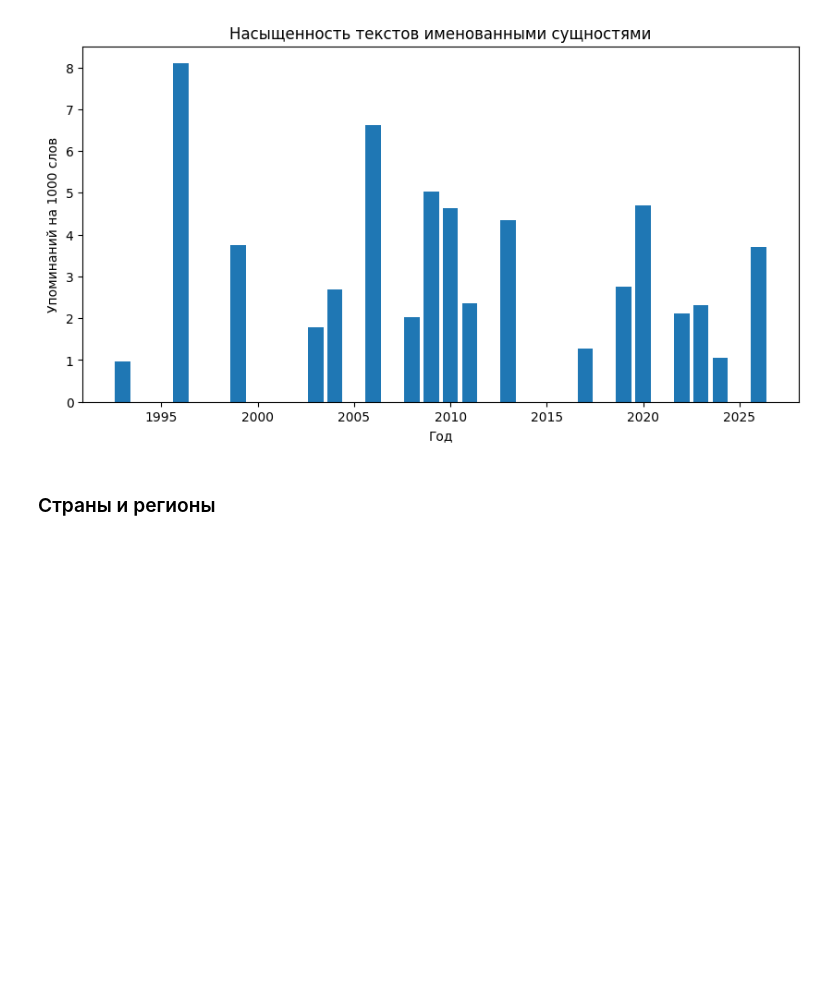
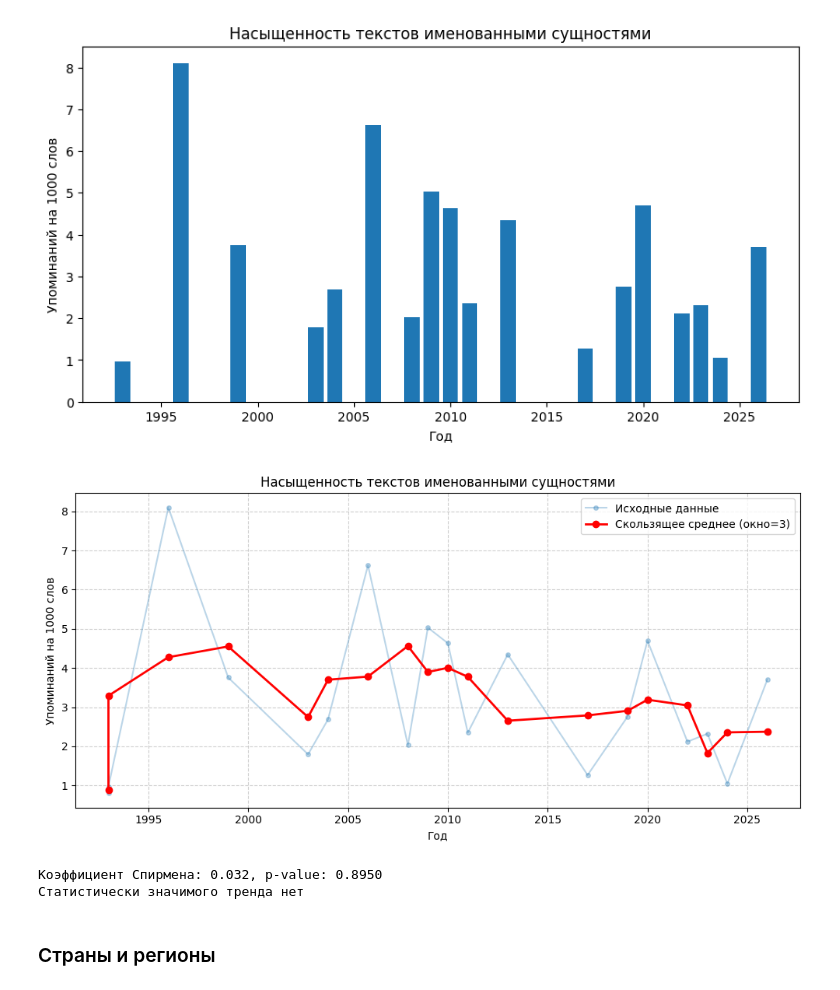
Before and after one commit to rybalkoiv/Pelevin_NER, a Jupyter notebook: analize.ipynb, the cells around one changed output. Drawn from its saved outputs; the diff is of its cells as text; code cells hidden in the pictures; blank space fills up the shorter version.

```diff
--- a/analize.ipynb
+++ b/analize.ipynb
@@ -260,9 +281,10 @@ from pathlib import Path
 
 text_lengths = {}
 
-for file in Path("texts").glob("*.txt"):
+for file in Path("txt_v2/pelevin_txt").glob("*.txt"):
     text = file.read_text(encoding="utf-8")
     n_words = len(text.split())
 
     title = file.stem
     text_lengths[title] = n_words
+text_lengths
@@ -304,6 +351,50 @@ plt.title("Насыщенность текстов именованными су
 plt.show()
 # %% [output]
 [figure]
+# %%
+window = 3  # размер окна скользящего среднего (можно 3, 5, и т.д.)
+
+# Расчёт скользящего среднего (центрированное, но крайние точки будут NaN)
+rolling_mean = mentions['mentions_per_1000_words'].rolling(window=window, center=True, min_periods=1).mean()
+
+plt.figure(figsize=(10, 5))
+
+# Опционально: исходные данные (точки и тонкая линия)
+plt.plot(mentions['year'], mentions['mentions_per_1000_words'],
+         'o-', alpha=0.3, label='Исходные данные', markersize=4)
+
+# Сглаженная кривая
+plt.plot(mentions['year'], rolling_mean,
+         'o-', color='red', linewidth=2, label=f'Скользящее среднее (окно={window})')
+
+plt.xlabel("Год")
+plt.ylabel("Упоминаний на 1000 слов")
+plt.title("Насыщенность текстов именованными сущностями")
+plt.legend()
+plt.grid(True, linestyle='--', alpha=0.6)
+plt.tight_layout()
+plt.show()
+# %% [output]
+[figure, added]
+# %%
+from scipy.stats import spearmanr
+
+# Удаляем строки, где mentions_per_1000_words = NaN (если есть)
+df_clean = mentions.dropna(subset=['mentions_per_1000_words'])
+
+rho, p_value = spearmanr(df_clean['year'], df_clean['mentions_per_1000_words'])
+print(f"Коэффициент Спирмена: {rho:.3f}, p-value: {p_value:.4f}")
+if p_value < 0.05:
+    print("Тренд статистически значим")
+    if rho > 0:
+        print("Восходящий тренд")
+    else:
+        print("Нисходящий тренд")
+else:
+    print("Статистически значимого тренда нет")
+# %% [output]
+Коэффициент Спирмена: 0.032, p-value: 0.8950
+Статистически значимого тренда нет
 # %% [markdown]
 ### Страны и регионы
 # %%
```
Also changed, not shown: parts of 17 cells of this notebook.
